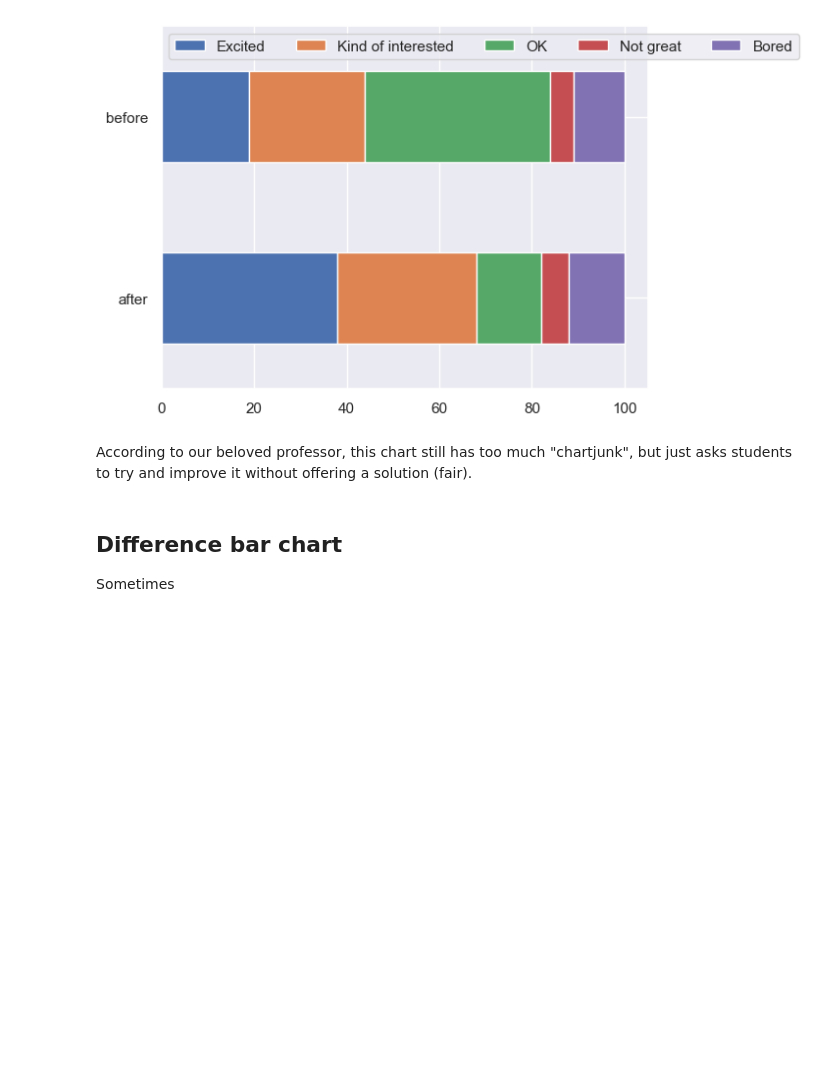
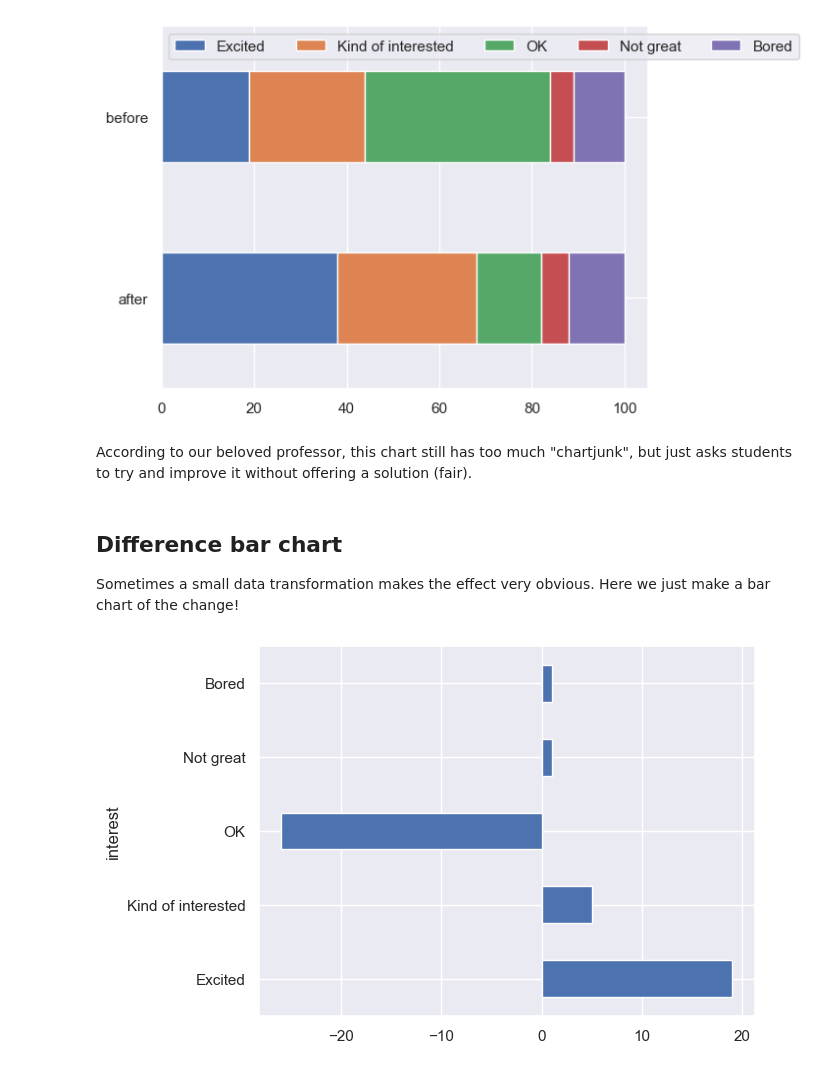
Before and after one commit to crdcamp/lin-reg-application, a Jupyter notebook: references/1_exploratory_data_analysis.ipynb, the cells around one changed output. Cells and saved outputs as stored; diff of their text form; code cells hidden in the pictures; blank space fills up the shorter version.

Commit message:
Finished exploratory data analysis notes. Beginning EDA and visualization demo

```diff
--- a/references/1_exploratory_data_analysis.ipynb
+++ b/references/1_exploratory_data_analysis.ipynb
@@ -504,4 +504,8 @@ According to our beloved professor, this chart still has too much "chartjunk", b
 # %% [markdown]
 ## Difference bar chart
 
-Sometimes
+Sometimes a small data transformation makes the effect very obvious. Here we just make a bar chart of the change!
+# %%
+(dfscience.after - dfscience.before).plot(kind="barh");
+# %% [output]
+[figure, added]
```
